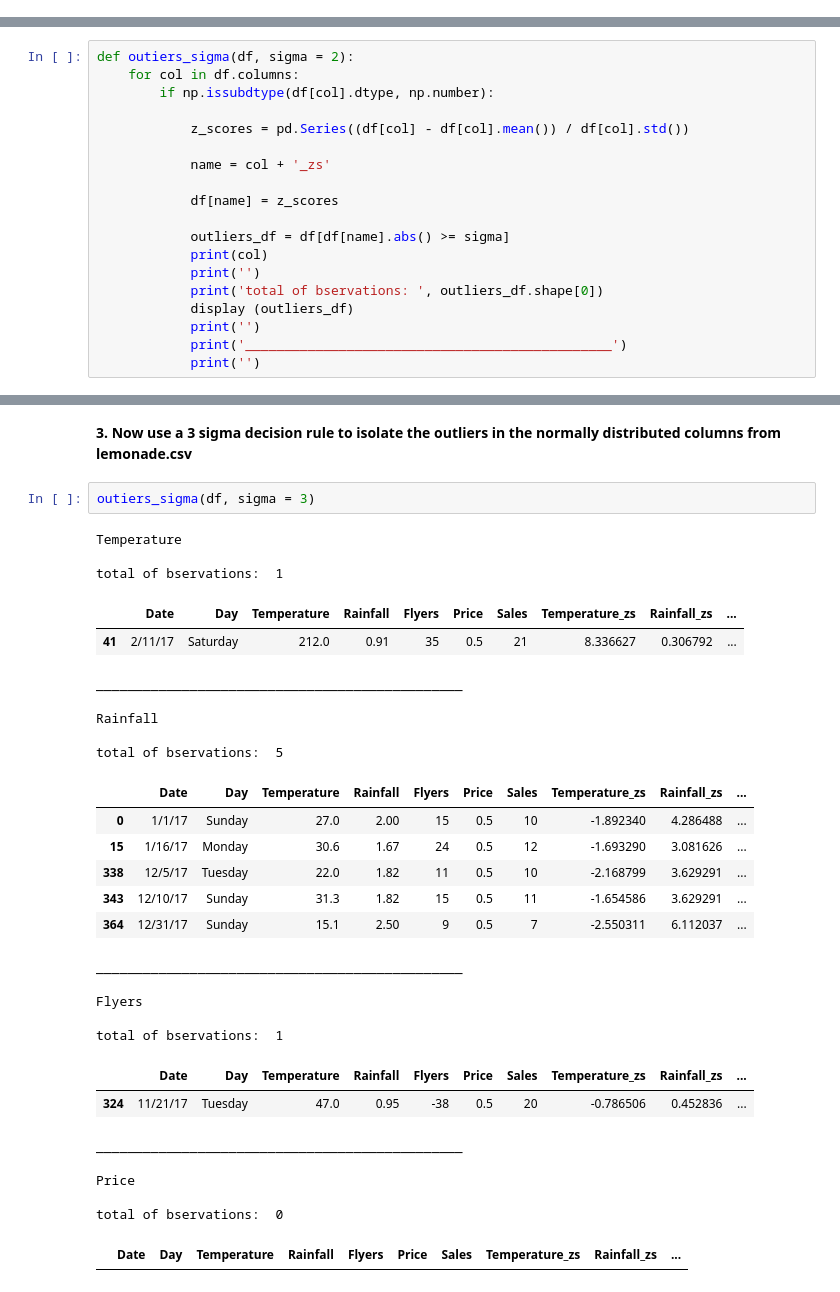
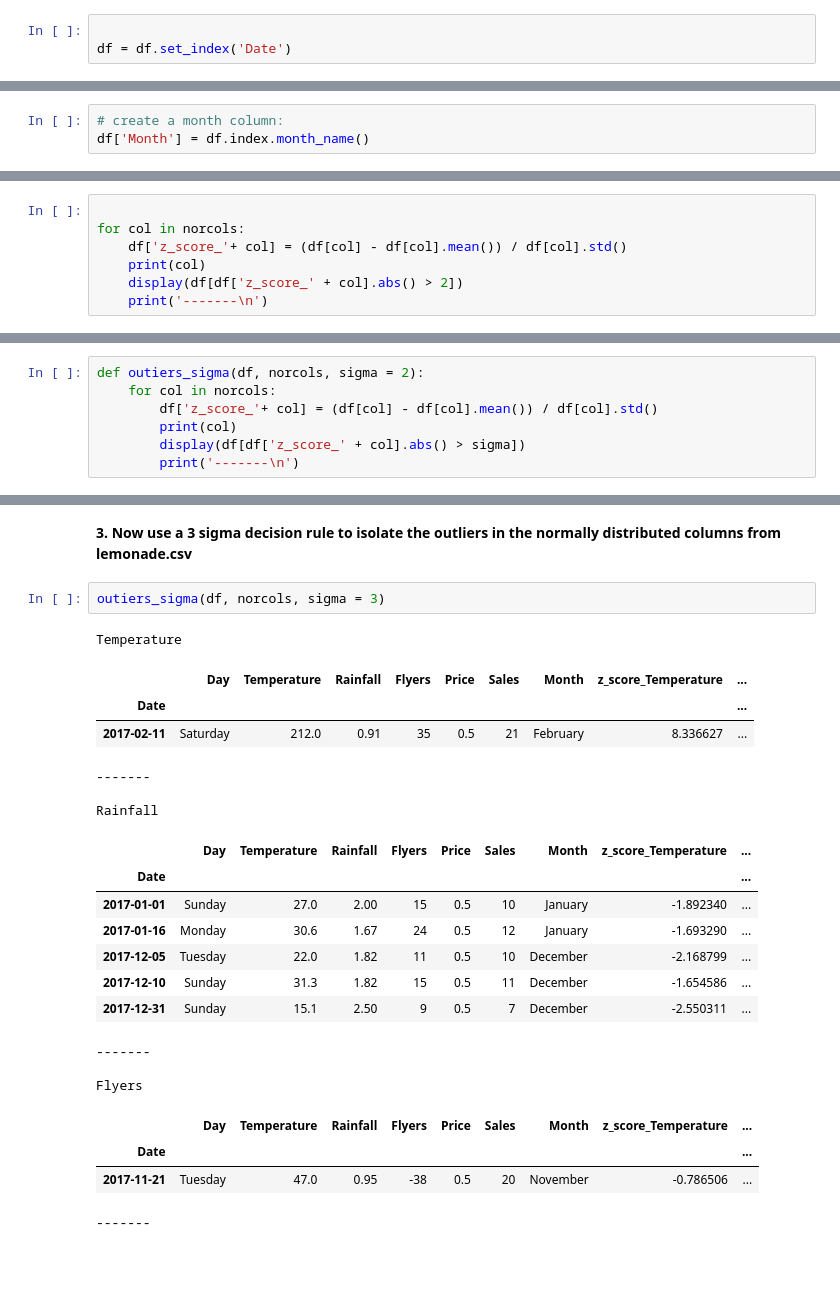
Before and after one commit to cindyvillanuevads/anomaly-detection-exercises, a Jupyter notebook: continuous_probabilistic_methods.ipynb, the cells around one changed output, grey strips where cells are left out. Saved outputs shown, nothing was run; the diff lists cells and outputs as text; blank space fills up the shorter version.

```diff
--- a/continuous_probabilistic_methods.ipynb
+++ b/continuous_probabilistic_methods.ipynb
@@ -52,0 +56,3 @@ df.describe().T
+# %%
+
+df = df.set_index('Date')
@@ -52,0 +69,3 @@ df.describe().T
+# %%
+# create a month column:
+df['Month'] = df.index.month_name()
@@ -637,0 +719,7 @@ Lower Outliers in Flyers
+# %%
+
+for col in norcols:
+    df['z_score_'+ col] = (df[col] - df[col].mean()) / df[col].std()
+    print(col)
+    display(df[df['z_score_' + col].abs() > 2])
+    print('-------\n')
@@ -638,21 +780,9 @@ Lower Outliers in Flyers
 # %% [markdown]
 There’s a stats.zscore() method btw makes things easier and cleaner
 # %%
-def outiers_sigma(df, sigma = 2):
-    for col in df.columns:
-        if np.issubdtype(df[col].dtype, np.number):
-
-            z_scores = pd.Series((df[col] - df[col].mean()) / df[col].std())
-
-            name = col + '_zs'
-
-            df[name] = z_scores
-
-            outliers_df = df[df[name].abs() >= sigma]
-            print(col)
-            print('')
-            print('total of bservations: ', outliers_df.shape[0])
-            display (outliers_df)
-            print('')
-            print('_______________________________________________')
-            print('')
+def outiers_sigma(df, norcols, sigma = 2):
+    for col in norcols:
+        df['z_score_'+ col] = (df[col] - df[col].mean()) / df[col].std()
+        print(col)
+        display(df[df['z_score_' + col].abs() > sigma])
+        print('-------\n')
@@ -742,34 +789,26 @@ norcols = [ 'Temperature', 'Rainfall', 'Flyers']
 # %% [markdown]
 **3. Now use a 3 sigma decision rule to isolate the outliers in the normally distributed columns from lemonade.csv**
 # %%
-outiers_sigma(df, sigma = 3)
+outiers_sigma(df, norcols, sigma = 3)
 # %% [output]
 Temperature
-
-total of bservations:  1
-|  | Date | Day | Temperature | Rainfall | Flyers | Price | Sales | Temperature_zs | Rainfall_zs | ... |
-| 41 | 2/11/17 | Saturday | 212.0 | 0.91 | 35 | 0.5 | 21 | 8.336627 | 0.306792 | ... |
+|  | Day | Temperature | Rainfall | Flyers | Price | Sales | Month | z_score_Temperature | ... |
+| Date |  |  |  |  |  |  |  |  | ... |
+| 2017-02-11 | Saturday | 212.0 | 0.91 | 35 | 0.5 | 21 | February | 8.336627 | ... |
-_______________________________________________
+-------
 
 Rainfall
-
-total of bservations:  5
-|  | Date | Day | Temperature | Rainfall | Flyers | Price | Sales | Temperature_zs | Rainfall_zs | ... |
-| 0 | 1/1/17 | Sunday | 27.0 | 2.00 | 15 | 0.5 | 10 | -1.892340 | 4.286488 | ... |
-| 15 | 1/16/17 | Monday | 30.6 | 1.67 | 24 | 0.5 | 12 | -1.693290 | 3.081626 | ... |
-| 338 | 12/5/17 | Tuesday | 22.0 | 1.82 | 11 | 0.5 | 10 | -2.168799 | 3.629291 | ... |
-| 343 | 12/10/17 | Sunday | 31.3 | 1.82 | 15 | 0.5 | 11 | -1.654586 | 3.629291 | ... |
-| 364 | 12/31/17 | Sunday | 15.1 | 2.50 | 9 | 0.5 | 7 | -2.550311 | 6.112037 | ... |
+|  | Day | Temperature | Rainfall | Flyers | Price | Sales | Month | z_score_Temperature | ... |
+| Date |  |  |  |  |  |  |  |  | ... |
+| 2017-01-01 | Sunday | 27.0 | 2.00 | 15 | 0.5 | 10 | January | -1.892340 | ... |
+| 2017-01-16 | Monday | 30.6 | 1.67 | 24 | 0.5 | 12 | January | -1.693290 | ... |
+| 2017-12-05 | Tuesday | 22.0 | 1.82 | 11 | 0.5 | 10 | December | -2.168799 | ... |
+| 2017-12-10 | Sunday | 31.3 | 1.82 | 15 | 0.5 | 11 | December | -1.654586 | ... |
+| 2017-12-31 | Sunday | 15.1 | 2.50 | 9 | 0.5 | 7 | December | -2.550311 | ... |
-_______________________________________________
+-------
 
 Flyers
-
-total of bservations:  1
-|  | Date | Day | Temperature | Rainfall | Flyers | Price | Sales | Temperature_zs | Rainfall_zs | ... |
-| 324 | 11/21/17 | Tuesday | 47.0 | 0.95 | -38 | 0.5 | 20 | -0.786506 | 0.452836 | ... |
+|  | Day | Temperature | Rainfall | Flyers | Price | Sales | Month | z_score_Temperature | ... |
+| Date |  |  |  |  |  |  |  |  | ... |
+| 2017-11-21 | Tuesday | 47.0 | 0.95 | -38 | 0.5 | 20 | November | -0.786506 | ... |
-_______________________________________________
-
-Price
-
-total of bservations:  0
+-------
-|  | Date | Day | Temperature | Rainfall | Flyers | Price | Sales | Temperature_zs | Rainfall_zs | ... |
```
Also changed, not shown: parts of 28 cells of this notebook.
